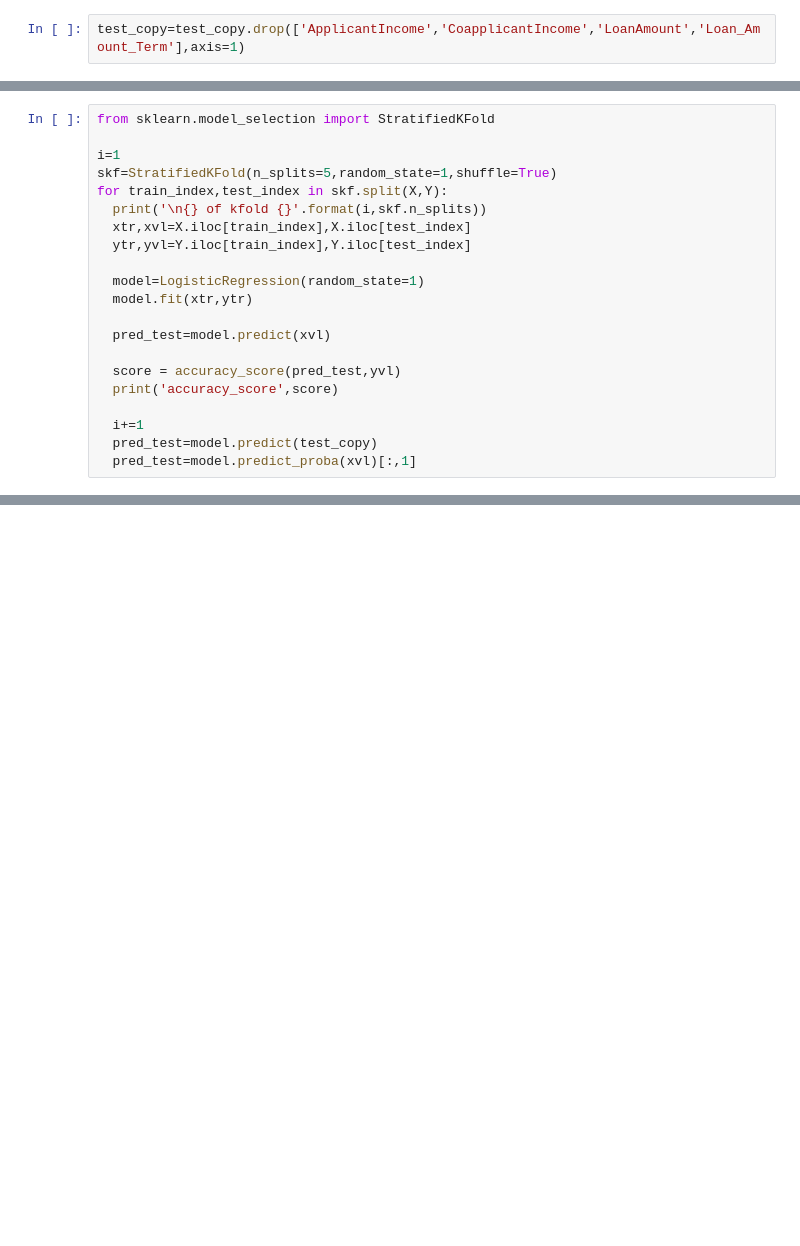
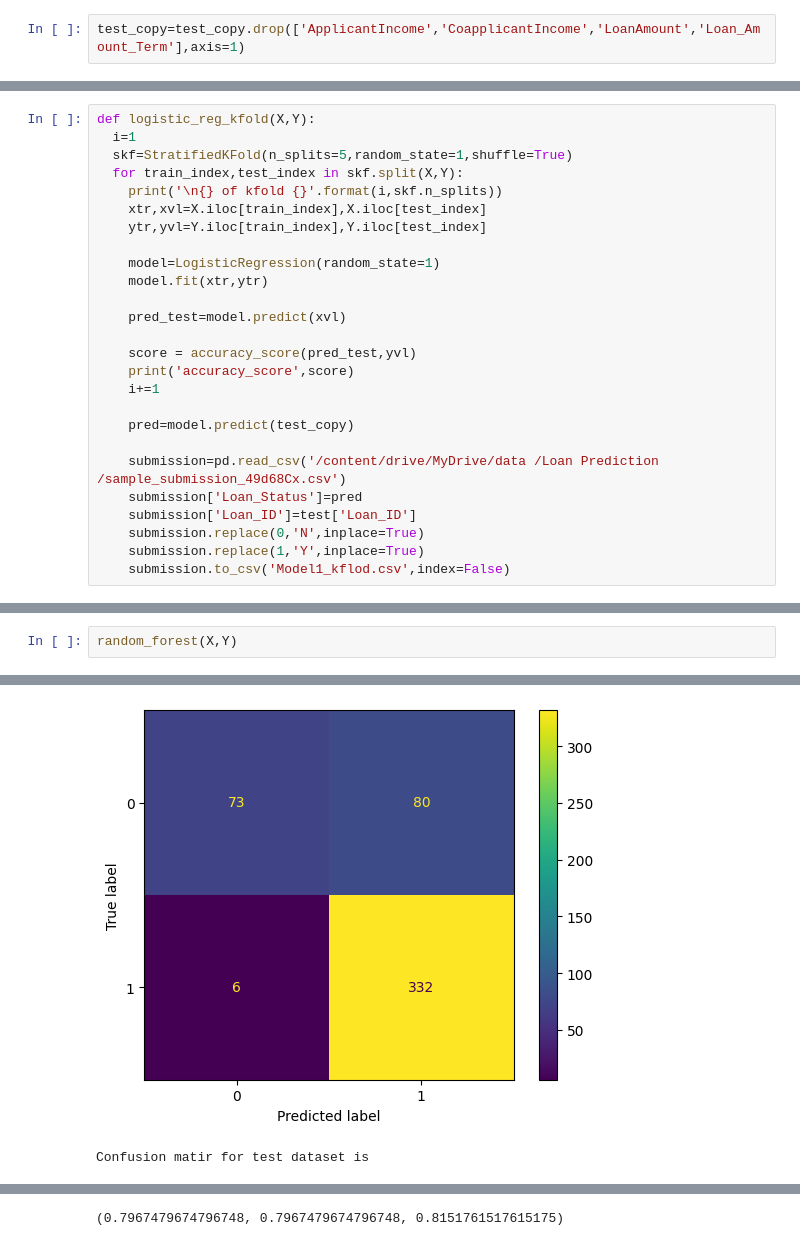
Before and after one commit to aniket15031998/Loan-Prediction-Practice-Problem-Using-Python-, a Jupyter notebook: Loan_Prediction_Problemipynb.ipynb, the cells around one changed output, grey strips where cells are left out. Drawn from its saved outputs; the diff is of its cells as text; blank space fills up the shorter version.

```diff
--- a/Loan_Prediction_Problemipynb.ipynb
+++ b/Loan_Prediction_Problemipynb.ipynb
@@ -902,21 +1043,26 @@ test_copy=pd.get_dummies(test_copy)
 # %%
-from sklearn.model_selection import StratifiedKFold
+def logistic_reg_kfold(X,Y):
+  i=1
+  skf=StratifiedKFold(n_splits=5,random_state=1,shuffle=True)
+  for train_index,test_index in skf.split(X,Y):
+    print('\n{} of kfold {}'.format(i,skf.n_splits))
+    xtr,xvl=X.iloc[train_index],X.iloc[test_index]
+    ytr,yvl=Y.iloc[train_index],Y.iloc[test_index]
 
-i=1
-skf=StratifiedKFold(n_splits=5,random_state=1,shuffle=True)
-for train_index,test_index in skf.split(X,Y):
-  print('\n{} of kfold {}'.format(i,skf.n_splits))
-  xtr,xvl=X.iloc[train_index],X.iloc[test_index]
-  ytr,yvl=Y.iloc[train_index],Y.iloc[test_index]
+    model=LogisticRegression(random_state=1)
+    model.fit(xtr,ytr)
 
-  model=LogisticRegression(random_state=1)
-  model.fit(xtr,ytr)
+    pred_test=model.predict(xvl)
 
-  pred_test=model.predict(xvl)
+    score = accuracy_score(pred_test,yvl)
+    print('accuracy_score',score)
+    i+=1
 
-  score = accuracy_score(pred_test,yvl)
-  print('accuracy_score',score)
+    pred=model.predict(test_copy)
 
-  i+=1
-  pred_test=model.predict(test_copy)
-  pred_test=model.predict_proba(xvl)[:,1]
+    submission=pd.read_csv('/content/drive/MyDrive/data /Loan Prediction /sample_submission_49d68Cx.csv')
+    submission['Loan_Status']=pred
+    submission['Loan_ID']=test['Loan_ID']
+    submission.replace(0,'N',inplace=True)
+    submission.replace(1,'Y',inplace=True)
+    submission.to_csv('Model1_kflod.csv',index=False)
@@ -937,0 +1200,3 @@ accuracy_score 0.8032786885245902
+# %%
+random_forest(X,Y)
+# %% [output]
@@ -937,0 +1220,2 @@ accuracy_score 0.8032786885245902
+[figure, added]
+Confusion matir for test dataset is
@@ -937,0 +1232 @@ accuracy_score 0.8032786885245902
+(0.7967479674796748, 0.7967479674796748, 0.8151761517615175)
```
Also changed, not shown: parts of 27 cells of this notebook.
